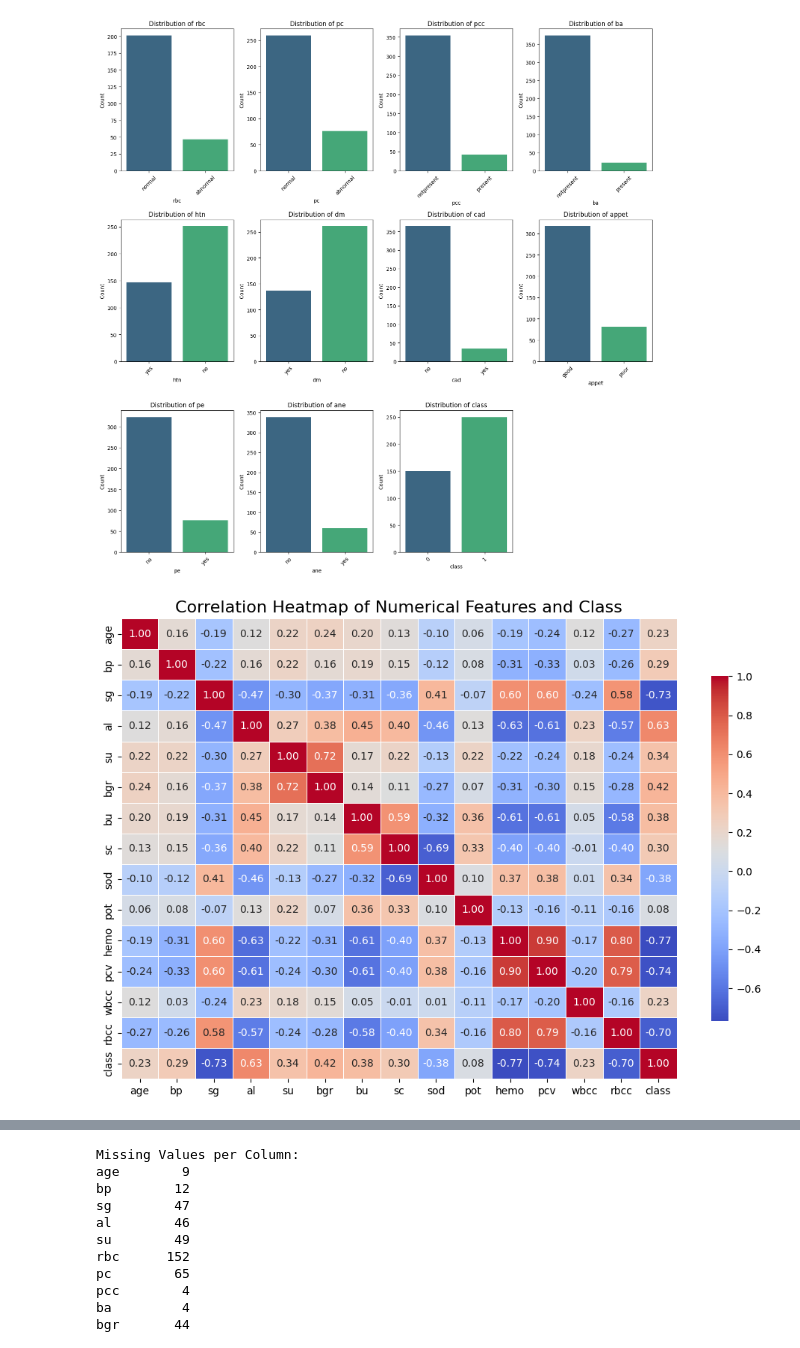
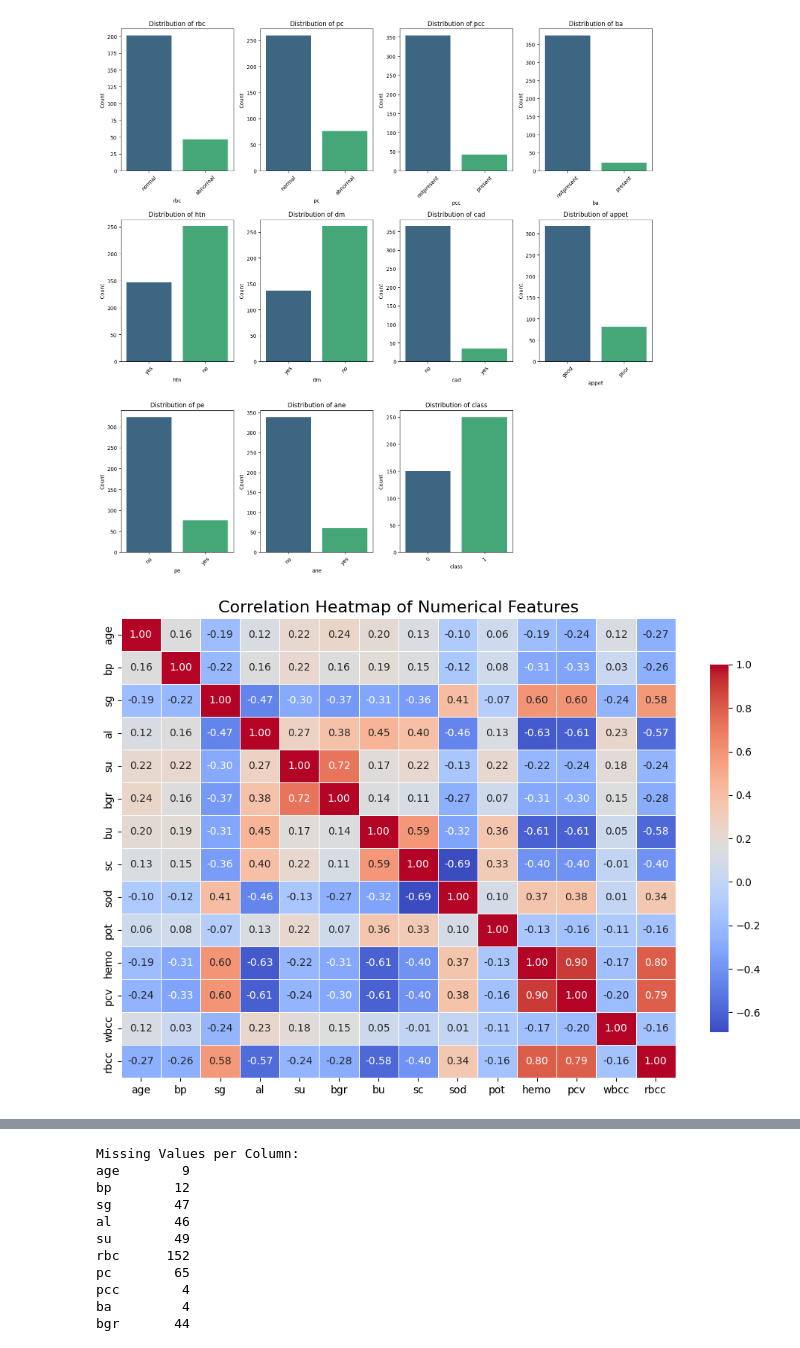
Before and after one commit to Kottancheril/Chronic_kidney_disease_prediction, a Jupyter notebook: chronic_kidney_disease.ipynb, the cells around one changed output, grey strips where cells are left out. Cells and saved outputs as stored; diff of their text form; code cells hidden in the pictures.

```diff
--- a/chronic_kidney_disease.ipynb
+++ b/chronic_kidney_disease.ipynb
@@ -233,13 +230,14 @@ plt.show()
 # %% [output]
 [figure]
 # %%
-# correlation matrix Including the 'class' column
-corr_matrix_with_class = combined_data[numerical_cols.tolist() + ['class']].corr()
+# Calculate the correlation matrix for numerical features
+correlation_matrix = combined_data[numerical_cols].corr()
 
-# Plot the heatmap
+# Create a heatmap to visualize the correlation matrix
 plt.figure(figsize=(12, 8))
-sns.heatmap(corr_matrix_with_class, annot=True, cmap='coolwarm', fmt=".2f", linewidths=0.5, cbar_kws={'shrink': 0.75})
-plt.title('Correlation Heatmap of Numerical Features and Class', fontsize=16)
+sns.heatmap(correlation_matrix, annot=True, cmap='coolwarm', fmt='.2f',
+            linewidths=0.5, cbar_kws={"shrink": 0.8})
+plt.title('Correlation Heatmap of Numerical Features', fontsize=16)
 plt.show()
 # %% [output]
-[figure, old version]
+[figure, new version]
```
Also changed, not shown: parts of 12 cells of this notebook.
